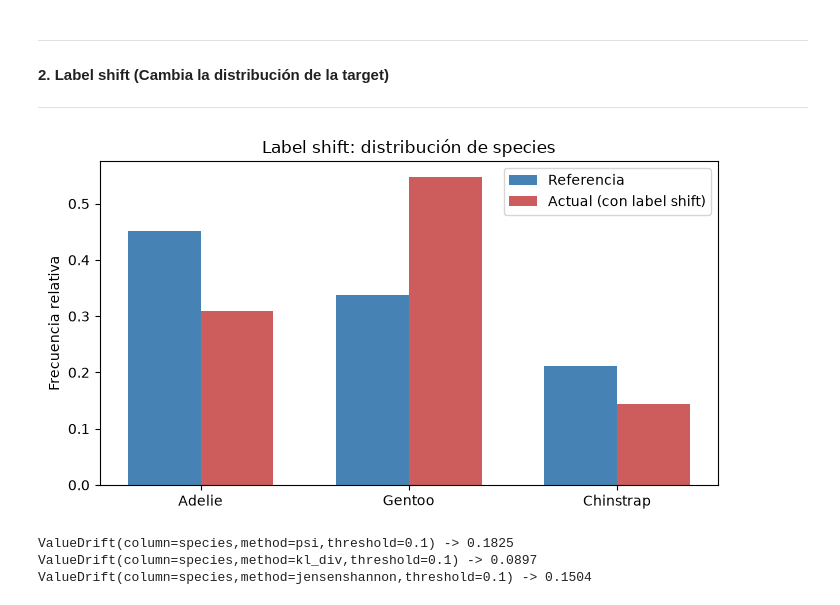
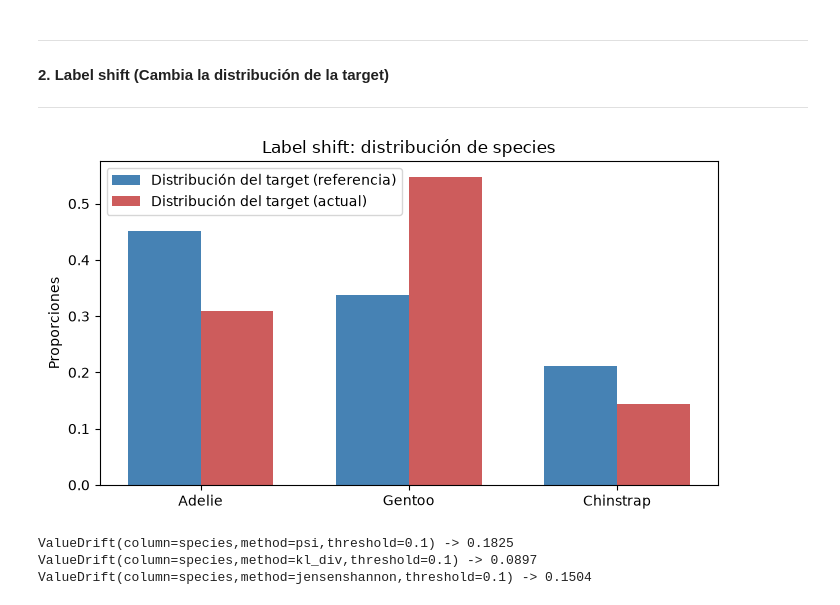
Before and after one commit to FIUBA-Posgrado-Inteligencia-Artificial/CEIA_Analisis_de_datos_II, a Jupyter notebook: notebooks/clase_03_deteccion_drift.ipynb, the cells around one changed output. Saved outputs shown, nothing was run; the diff lists cells and outputs as text; code cells hidden in the pictures.

```diff
--- a/notebooks/clase_03_deteccion_drift.ipynb
+++ b/notebooks/clase_03_deteccion_drift.ipynb
@@ -115,34 +115,34 @@ ValueDrift(column=bill_length_mm,method=jensenshannon,threshold=0.1) -> 0.4857
 # %%
 
 # Para simular un label shift, sobremuestreamos la especie Gentoo en el dataset "actual"
 gentoo = actual_base[actual_base["species"] == "Gentoo"]
 otros = actual_base[actual_base["species"] != "Gentoo"]
 label_shift = pd.concat([otros, gentoo, gentoo])
 
 
 # Visualizamos las distribuciones de la variable species
 
 frecuencias_ref = reference["species"].value_counts(normalize=True)
 frecuencias_actual = label_shift["species"].value_counts(normalize=True)
 
 especies = frecuencias_ref.index  # mismo orden para ambas barras
 x = np.arange(len(especies))
 ancho = 0.35
 
 fig, ax = plt.subplots(figsize=(7, 4))
-ax.bar(x - ancho/2, frecuencias_ref[especies], ancho, label="Referencia", color="steelblue")
-ax.bar(x + ancho/2, frecuencias_actual[especies], ancho, label="Actual (con label shift)", color="indianred")
+ax.bar(x - ancho/2, frecuencias_ref[especies], ancho, label="Distribución del target (referencia)", color="steelblue")
+ax.bar(x + ancho/2, frecuencias_actual[especies], ancho, label="Distribución del target (actual)", color="indianred")
 
 ax.set_xticks(x)
 ax.set_xticklabels(especies)
-ax.set_ylabel("Frecuencia relativa")
+ax.set_ylabel("Proporciones")
 ax.set_title("Label shift: distribución de species")
 ax.legend()
 
 plt.tight_layout()
 plt.show()
 # %% [output]
-[figure, old version]
+[figure, new version]
 # %%
 # Defino el dataset de Evidently a partir del dataframe con label shift
 label_shift_dataset = Dataset.from_pandas(label_shift, data_definition=DataDefinition())
```
Also changed, not shown: parts of 6 cells of this notebook, 2 other files.
